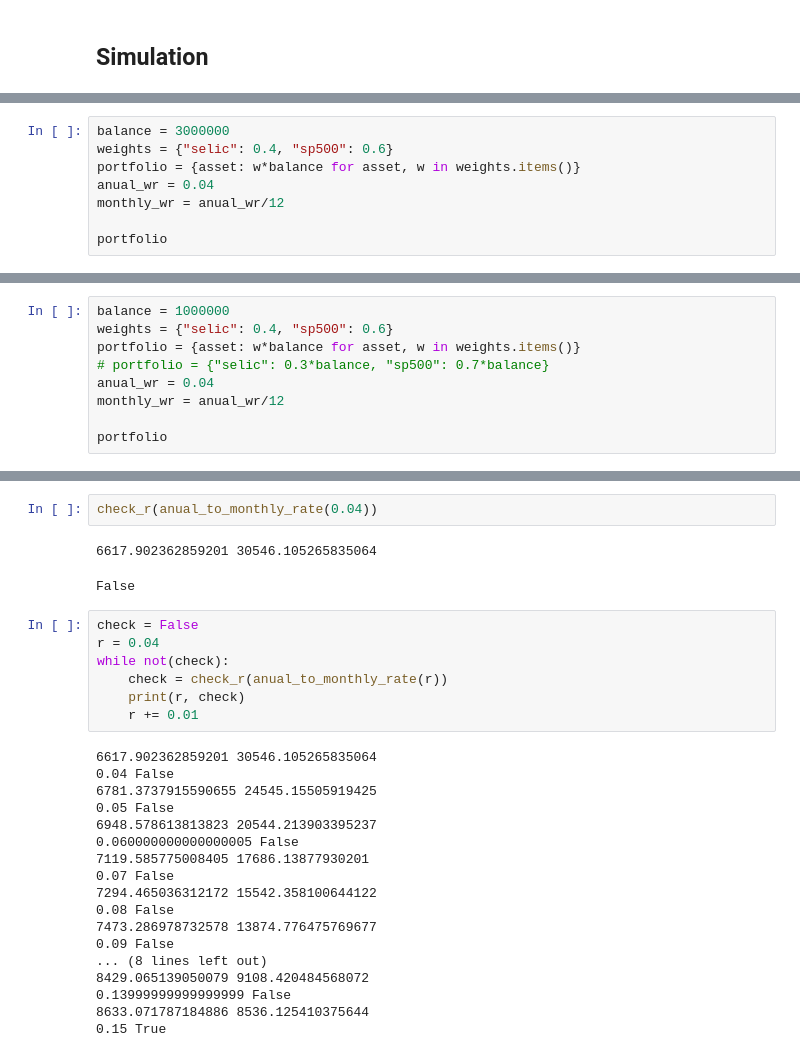
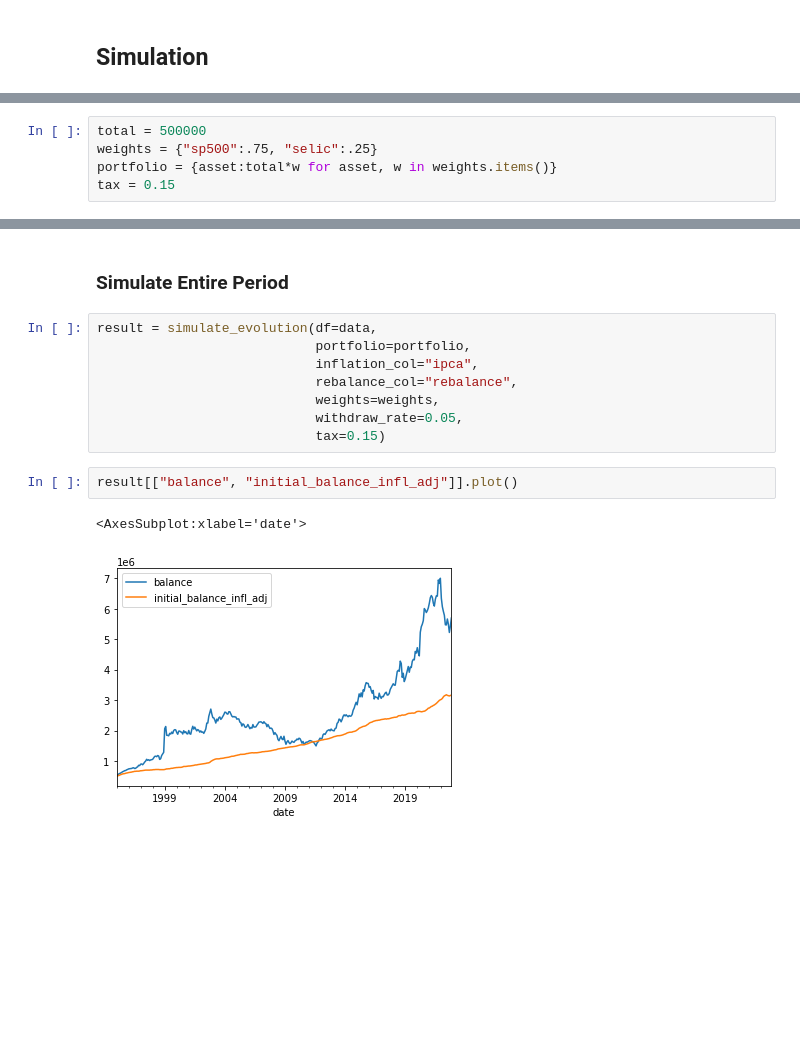
Before and after one commit to matheusfacure/tsr, a Jupyter notebook: TSR Br.ipynb, the cells around one changed output, grey strips where cells are left out. Saved outputs shown, nothing was run; the diff lists cells and outputs as text; blank space fills up the shorter version.

```diff
--- a/TSR Br.ipynb
+++ b/TSR Br.ipynb
@@ -187,8 +88,5 @@ rebalance(new_portfolio_g, weights)
 # %%
-balance = 3000000
-weights = {"selic": 0.4, "sp500": 0.6}
-portfolio = {asset: w*balance for asset, w in weights.items()}
-anual_wr = 0.04
-monthly_wr = anual_wr/12
-
-portfolio
+total = 500000
+weights = {"sp500":.75, "selic":.25}
+portfolio = {asset:total*w for asset, w in weights.items()}
+tax = 0.15
@@ -211,9 +92,0 @@ data.head(10)
-# %%
-balance = 1000000
-weights = {"selic": 0.4, "sp500": 0.6}
-portfolio = {asset: w*balance for asset, w in weights.items()}
-# portfolio = {"selic": 0.3*balance, "sp500": 0.7*balance}
-anual_wr = 0.04
-monthly_wr = anual_wr/12
-
-portfolio
@@ -388,30 +93,15 @@ def check_r(r):
-# %%
-check_r(anual_to_monthly_rate(0.04))
-# %% [output]
-6617.902362859201 30546.105265835064
-False
-# %%
-check = False
-r = 0.04
-while not(check):
-    check = check_r(anual_to_monthly_rate(r))
-    print(r, check)
-    r += 0.01
-# %% [output]
-6617.902362859201 30546.105265835064
-0.04 False
-6781.3737915590655 24545.15505919425
-0.05 False
-6948.578613813823 20544.213903395237
-0.060000000000000005 False
-7119.585775008405 17686.13877930201
-0.07 False
-7294.465036312172 15542.358100644122
-0.08 False
-7473.286978732578 13874.776475769677
-0.09 False
-... (8 lines left out)
-8429.065139050079 9108.420484568072
-0.13999999999999999 False
-8633.071787184886 8536.125410375644
-0.15 True
+# %% [markdown]
+### Simulate Entire Period
+# %%
+result = simulate_evolution(df=data,
+                            portfolio=portfolio,
+                            inflation_col="ipca",
+                            rebalance_col="rebalance",
+                            weights=weights,
+                            withdraw_rate=0.05,
+                            tax=0.15)
+# %%
+result[["balance", "initial_balance_infl_adj"]].plot()
+# %% [output]
+<AxesSubplot:xlabel='date'>
+[figure, added]
```
Also changed, not shown: parts of 31 cells of this notebook.
